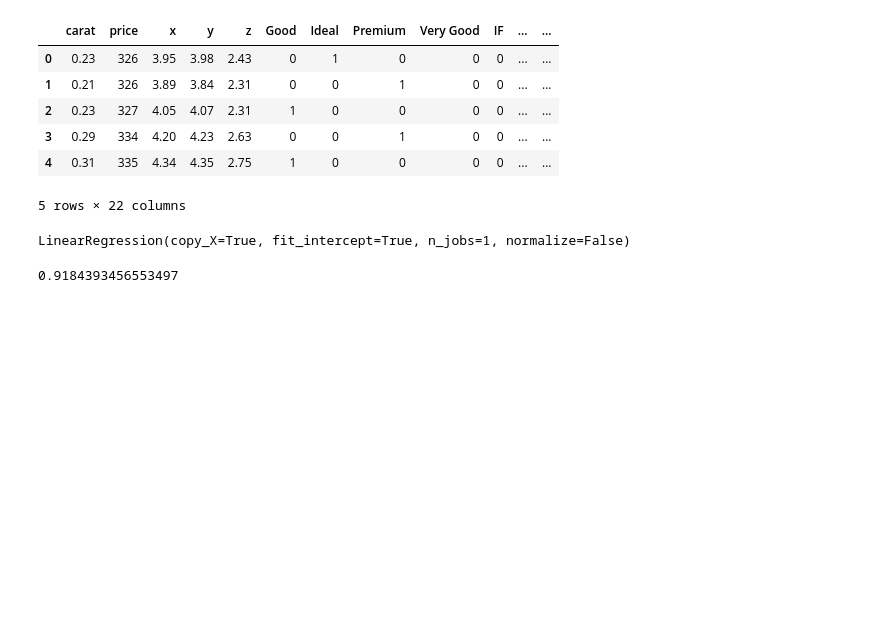
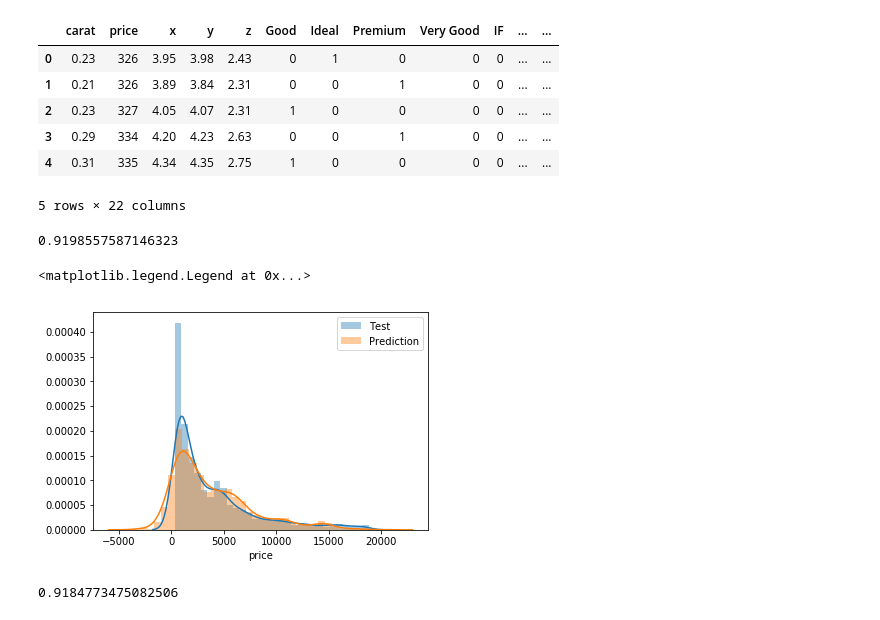
Before and after one commit to JorgeOsorio97/DiamondsPriceAnalisis, a Jupyter notebook: diamonds.ipynb, the cells around one changed output. Saved outputs shown, nothing was run; the diff lists cells and outputs as text; code cells hidden in the pictures; blank space fills up the shorter version.

```diff
--- a/diamonds.ipynb
+++ b/diamonds.ipynb
@@ -485,9 +492,15 @@ y = data['price']
 X_train, X_test, y_train, y_test = train_test_split(X, y, test_size = 0.05, random_state = 0)
 model = LinearRegression()
 model.fit(X_train, y_train)
+y_pred = model.predict(X_test)
-# %% [output]
-LinearRegression(copy_X=True, fit_intercept=True, n_jobs=1, normalize=False)
 # %%
-model.score(X_test,y_test)
+model.score(X_train,y_train)
 # %% [output]
-0.9184393456553497
+0.9198557587146323
+# %%
+sns.distplot(y_test, label="Test")
+sns.distplot(y_pred, label="Prediction")
+plt.legend()
+# %% [output]
+<matplotlib.legend.Legend at 0x...>
+[figure, added]
@@ -493,0 +509,4 @@ model.score(X_test,y_test)
+# %%
+explained_variance_score(y_test, y_pred)
+# %% [output]
+0.9184773475082506
```
Also changed, not shown: parts of 8 cells of this notebook.
